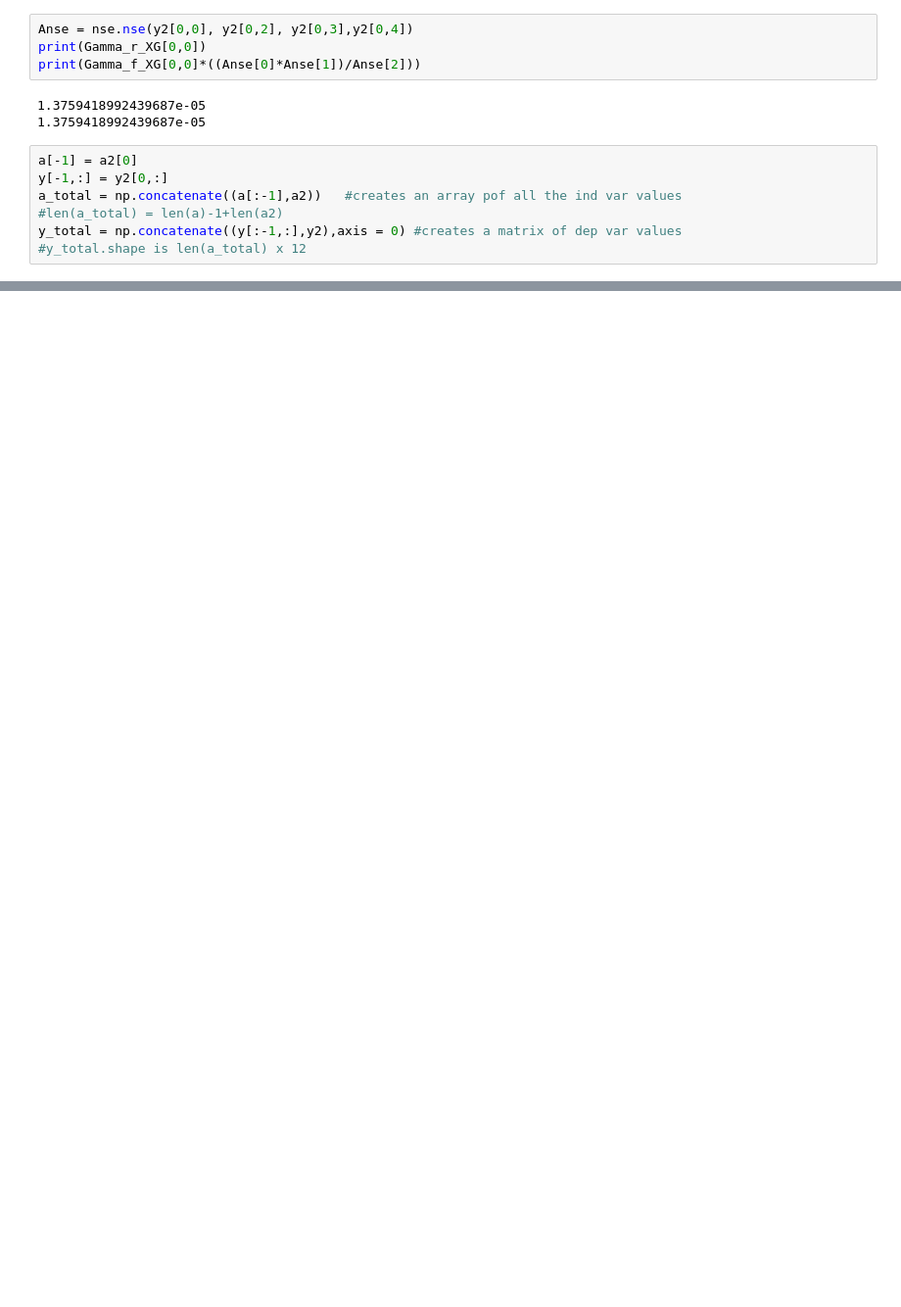
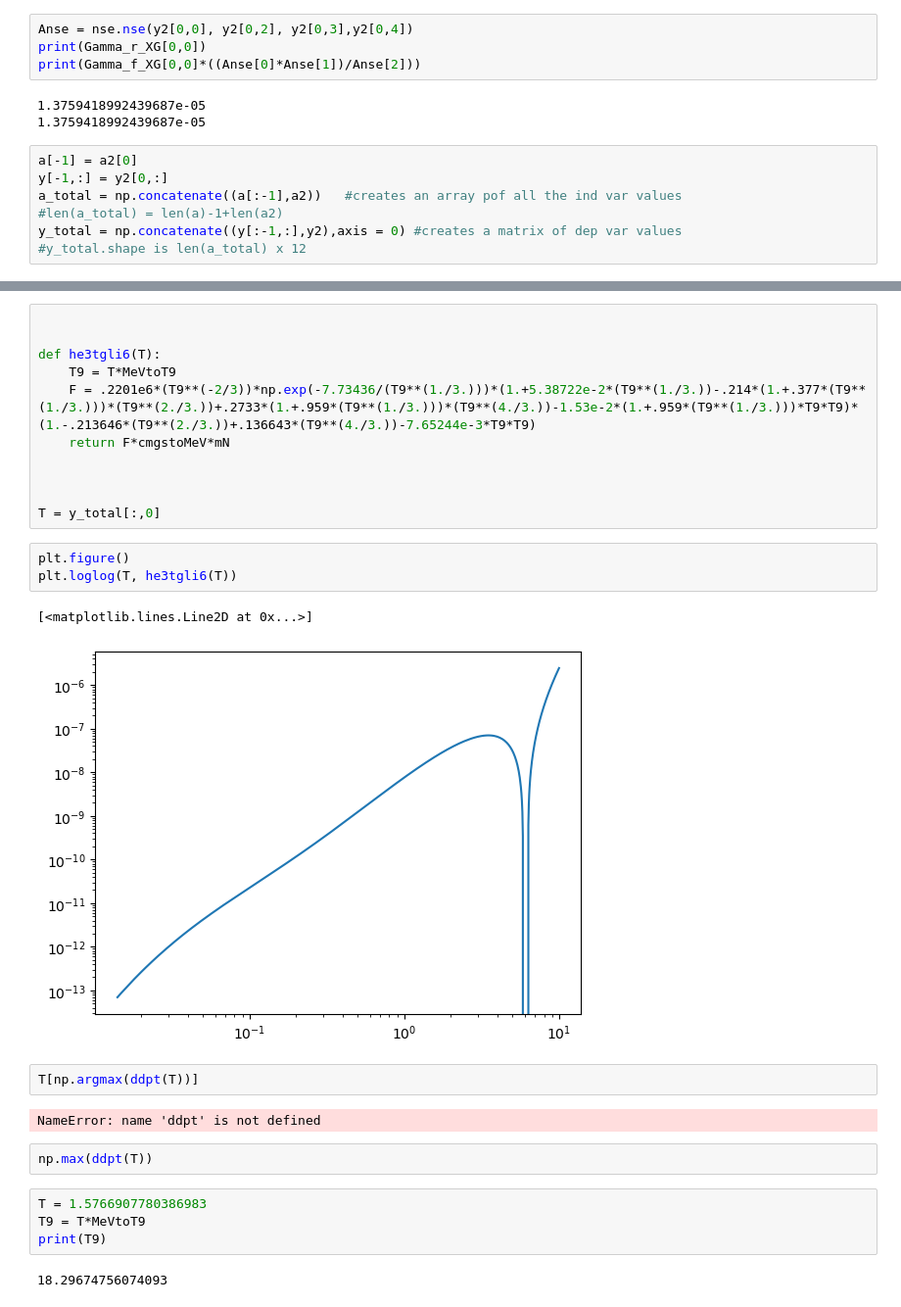
Before and after one commit to nuLABatUSD/BBN_evolve, a Jupyter notebook: WeakandNuclearRates.ipynb, the cells around one changed output, grey strips where cells are left out. Shown: that part at 98% size. Cells and saved outputs as stored; diff of their text form; blank space fills up the shorter version.

```diff
--- a/WeakandNuclearRates.ipynb
+++ b/WeakandNuclearRates.ipynb
@@ -419,0 +412,29 @@ for i in range(len(a_total)):
+# %%
+
+
+def he3tgli6(T):
+    T9 = T*MeVtoT9
+    F = .2201e6*(T9**(-2/3))*np.exp(-7.73436/(T9**(1./3.)))*(1.+5.38722e-2*(T9**(1./3.))-.214*(1.+.377*(T9**(1./3.)))*(T9**(2./3.))+.2733*(1.+.959*(T9**(1./3.)))*(T9**(4./3.))-1.53e-2*(1.+.959*(T9**(1./3.)))*T9*T9)*(1.-.213646*(T9**(2./3.))+.136643*(T9**(4./3.))-7.65244e-3*T9*T9)
+    return F*cmgstoMeV*mN
+
+
+
+T = y_total[:,0]
+# %%
+plt.figure()
+plt.loglog(T, he3tgli6(T))
+# %% [output]
+[<matplotlib.lines.Line2D at 0x...>]
+[figure, added]
+# %%
+T[np.argmax(ddpt(T))]
+# %% [output]
+NameError: name 'ddpt' is not defined
+# %%
+np.max(ddpt(T))
+# %%
+T = 1.5766907780386983
+T9 = T*MeVtoT9
+print(T9)
+# %% [output]
+18.29674756074093
```
Also changed, not shown: parts of 7 cells of this notebook, 2 other files.
